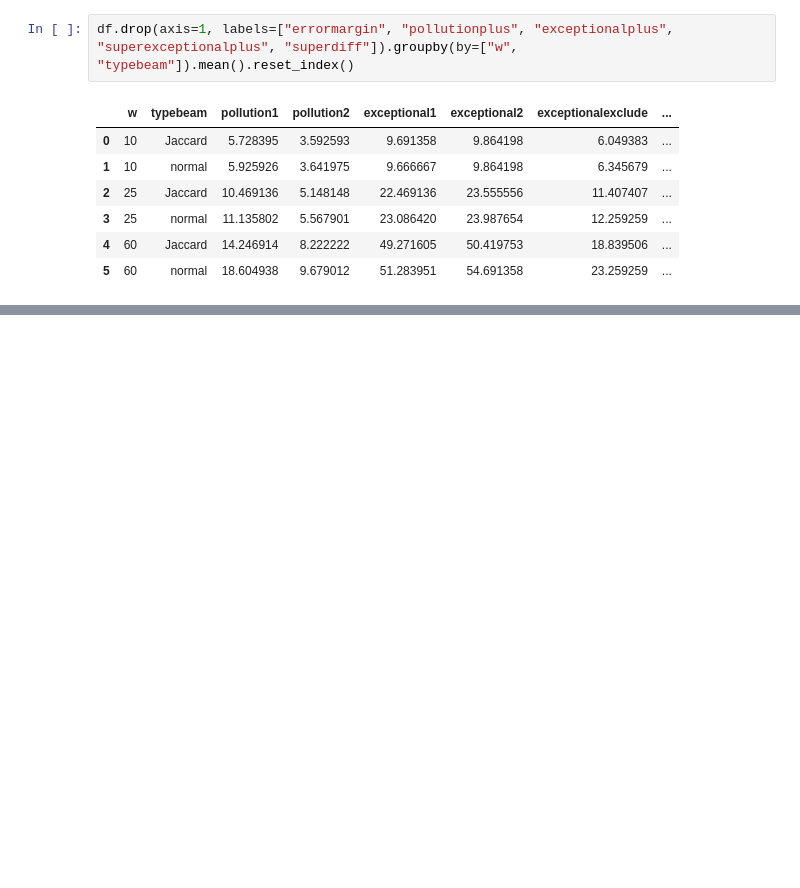
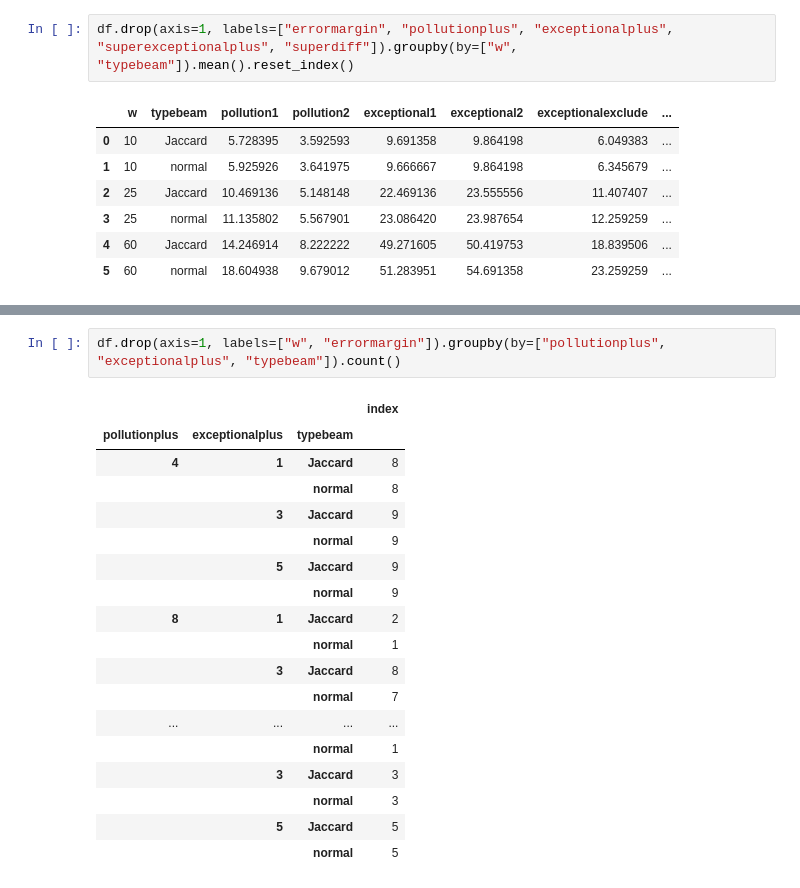
Before and after one commit to BartSlenders/EMM-JaccardBeamSearch-Thesis, a Jupyter notebook: test.ipynb, the cells around one changed output, grey strips where cells are left out. Saved outputs shown, nothing was run; the diff lists cells and outputs as text; blank space fills up the shorter version.

```diff
--- a/test.ipynb
+++ b/test.ipynb
@@ -222,0 +380,21 @@ df.drop(axis=1, labels=["errormargin", "pollutionplus", "exceptionalplus", "supe
+# %%
+df.drop(axis=1, labels=["w", "errormargin"]).groupby(by=["pollutionplus", "exceptionalplus", "typebeam"]).count()
+# %% [output]
+|  |  |  | index |
+| pollutionplus | exceptionalplus | typebeam |  |
+| 4 | 1 | Jaccard | 8 |
+|  |  | normal | 8 |
+|  | 3 | Jaccard | 9 |
+|  |  | normal | 9 |
+|  | 5 | Jaccard | 9 |
+|  |  | normal | 9 |
+| 8 | 1 | Jaccard | 2 |
+|  |  | normal | 1 |
+|  | 3 | Jaccard | 8 |
+|  |  | normal | 7 |
+| ... | ... | ... | ... |
+|  |  | normal | 1 |
+|  | 3 | Jaccard | 3 |
+|  |  | normal | 3 |
+|  | 5 | Jaccard | 5 |
+|  |  | normal | 5 |
```
Also changed, not shown: parts of 21 cells of this notebook.
